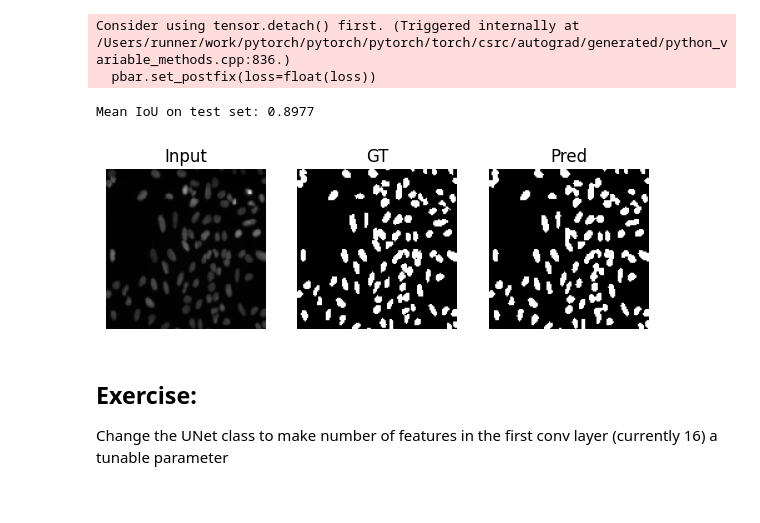
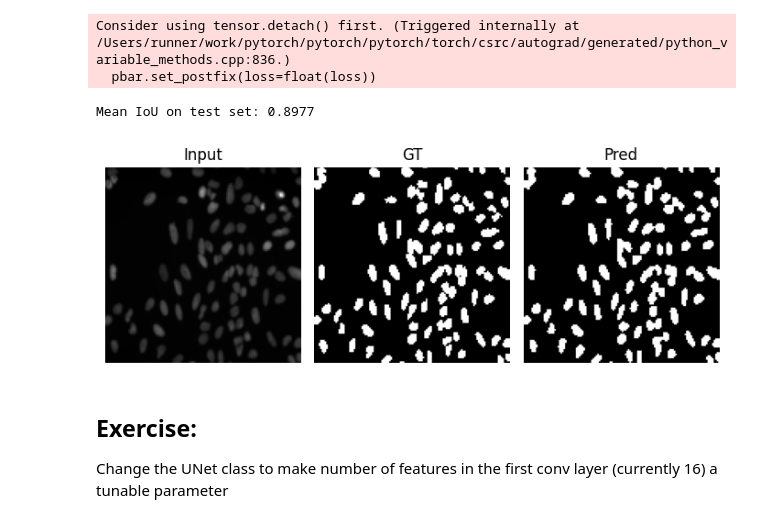
Before and after one commit to thawn/ttt-workshop-cnn, a Jupyter notebook: book/pair_programming/unet_bbbc039_pair_programming.ipynb, the cells around one changed output. Saved outputs shown, nothing was run; the diff lists cells and outputs as text; code cells hidden in the pictures.

Commit message:
improved figure layout

```diff
--- a/book/pair_programming/unet_bbbc039_pair_programming.ipynb
+++ b/book/pair_programming/unet_bbbc039_pair_programming.ipynb
@@ -108,7 +108,7 @@ batch_size = 4
 dataset = Nuclei()
 
 #plot examples
-fig, axs = plt.subplots(1,2, figsize=(8,4))
+fig, axs = plt.subplots(1,2, figsize=(7,3.5))
 ax = axs.ravel()
 for i in range(1):
     x,y = dataset[i]
@@ -118,4 +118,5 @@ for i in range(1):
     ax[i*2+1].set_title('Mask')
     ax[i*2].axis('off')
     ax[i*2+1].axis('off')
+fig.tight_layout()
 # %% [output]
@@ -173,31 +174,31 @@ Consider using tensor.detach() first. (Triggered internally at /Users/runner/wor
 # %%
 # Testing on the test set
 model.eval()
 ious = []
 with torch.no_grad():
     for X,y in tqdm(test_loader, desc='Testing'):
         X,y = X.to(device), y.to(device)
         logits = model(X)
         preds = (torch.sigmoid(logits) > 0.5).float()
         intersection = (preds * y).sum(dim=(1,2,3))
         union = ((preds + y) > 0).float().sum(dim=(1,2,3))
         iou = (intersection + 1e-6) / (union + 1e-6)
         ious.extend(iou.cpu().numpy())
 print(f'Mean IoU on test set: {np.mean(ious):.4f}')
 # Visualize some predictions
-fig, ax = plt.subplots(1, 3, figsize=(7, 3))
+fig, ax = plt.subplots(1, 3, figsize=(7, 2.5))
 ax[0].imshow(X[0, 0].cpu(), cmap="gray")
 ax[0].set_title("Input")
 ax[1].imshow(y[0, 0].cpu(), cmap="gray")
 ax[1].set_title("GT")
 ax[2].imshow(preds[0, 0].cpu(), cmap="gray")
 ax[2].set_title("Pred")
 for a in ax:
     a.axis("off")
-plt.show()
+fig.tight_layout()
 # %% [output]
 Mean IoU on test set: 0.8977
-[figure, old version]
+[figure, new version]
 # %% [markdown]
 ## Exercise:
 
```
Also changed, not shown: parts of 1 cell of this notebook.
